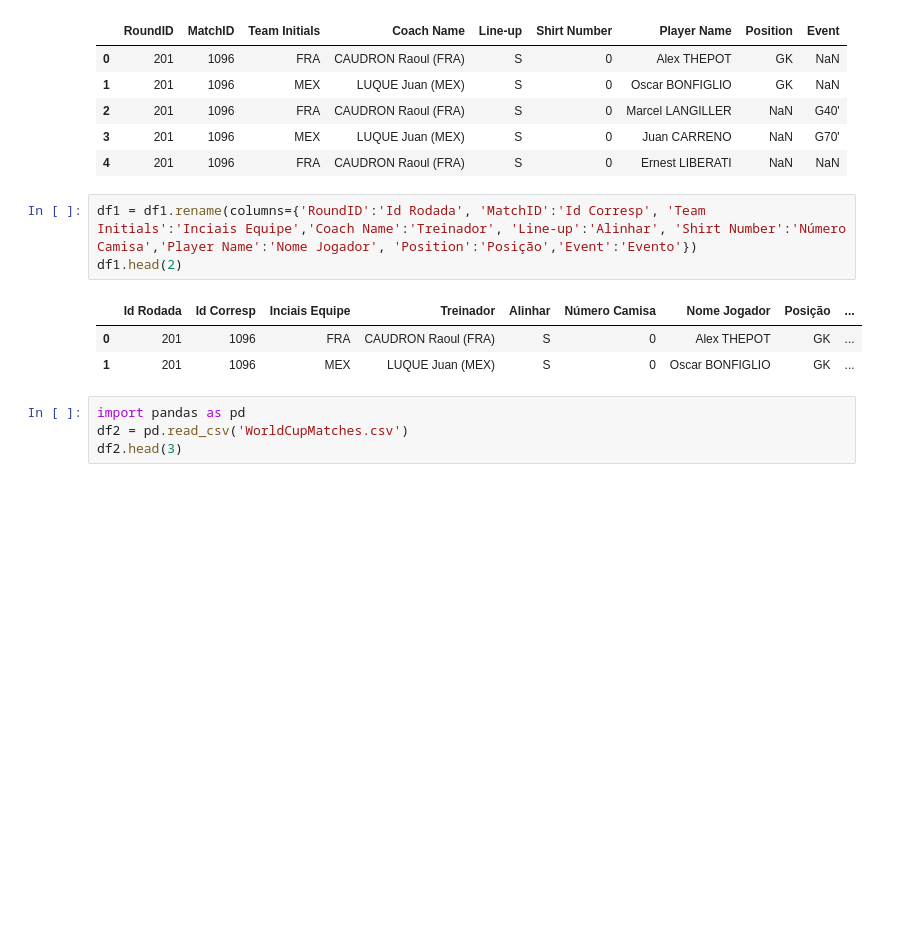
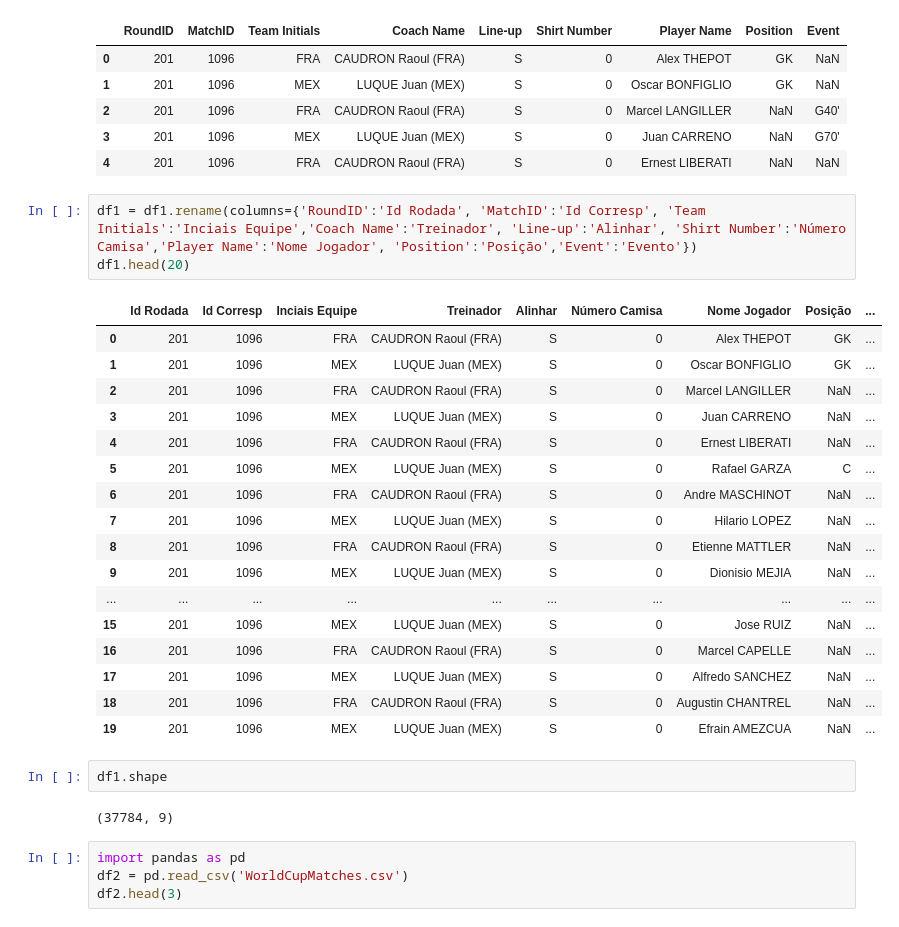
Before and after one commit to osantoschris/projeto-final-tec-programacao, a Jupyter notebook: crtavares.ipynb, the cells around one changed output. Cells and saved outputs as stored; diff of their text form; blank space fills up the shorter version.

```diff
--- a/crtavares.ipynb
+++ b/crtavares.ipynb
@@ -96,11 +142,29 @@ df1.head()
 | 4 | 201 | 1096 | FRA | CAUDRON Raoul (FRA) | S | 0 | Ernest LIBERATI | NaN | NaN |
 # %%
 df1 = df1.rename(columns={'RoundID':'Id Rodada', 'MatchID':'Id Corresp', 'Team Initials':'Inciais Equipe','Coach Name':'Treinador', 'Line-up':'Alinhar', 'Shirt Number':'Número Camisa','Player Name':'Nome Jogador', 'Position':'Posição','Event':'Evento'})
-df1.head(2)
+df1.head(20)
 # %% [output]
 |  | Id Rodada | Id Corresp | Inciais Equipe | Treinador | Alinhar | Número Camisa | Nome Jogador | Posição | ... |
 | 0 | 201 | 1096 | FRA | CAUDRON Raoul (FRA) | S | 0 | Alex THEPOT | GK | ... |
 | 1 | 201 | 1096 | MEX | LUQUE Juan (MEX) | S | 0 | Oscar BONFIGLIO | GK | ... |
+| 2 | 201 | 1096 | FRA | CAUDRON Raoul (FRA) | S | 0 | Marcel LANGILLER | NaN | ... |
+| 3 | 201 | 1096 | MEX | LUQUE Juan (MEX) | S | 0 | Juan CARRENO | NaN | ... |
+| 4 | 201 | 1096 | FRA | CAUDRON Raoul (FRA) | S | 0 | Ernest LIBERATI | NaN | ... |
+| 5 | 201 | 1096 | MEX | LUQUE Juan (MEX) | S | 0 | Rafael GARZA | C | ... |
+| 6 | 201 | 1096 | FRA | CAUDRON Raoul (FRA) | S | 0 | Andre MASCHINOT | NaN | ... |
+| 7 | 201 | 1096 | MEX | LUQUE Juan (MEX) | S | 0 | Hilario LOPEZ | NaN | ... |
+| 8 | 201 | 1096 | FRA | CAUDRON Raoul (FRA) | S | 0 | Etienne MATTLER | NaN | ... |
+| 9 | 201 | 1096 | MEX | LUQUE Juan (MEX) | S | 0 | Dionisio MEJIA | NaN | ... |
+| ... | ... | ... | ... | ... | ... | ... | ... | ... | ... |
+| 15 | 201 | 1096 | MEX | LUQUE Juan (MEX) | S | 0 | Jose RUIZ | NaN | ... |
+| 16 | 201 | 1096 | FRA | CAUDRON Raoul (FRA) | S | 0 | Marcel CAPELLE | NaN | ... |
+| 17 | 201 | 1096 | MEX | LUQUE Juan (MEX) | S | 0 | Alfredo SANCHEZ | NaN | ... |
+| 18 | 201 | 1096 | FRA | CAUDRON Raoul (FRA) | S | 0 | Augustin CHANTREL | NaN | ... |
+| 19 | 201 | 1096 | MEX | LUQUE Juan (MEX) | S | 0 | Efrain AMEZCUA | NaN | ... |
+# %%
+df1.shape
+# %% [output]
+(37784, 9)
 # %%
 import pandas as pd
 df2 = pd.read_csv('WorldCupMatches.csv')
```
Also changed, not shown: parts of 9 cells of this notebook.
